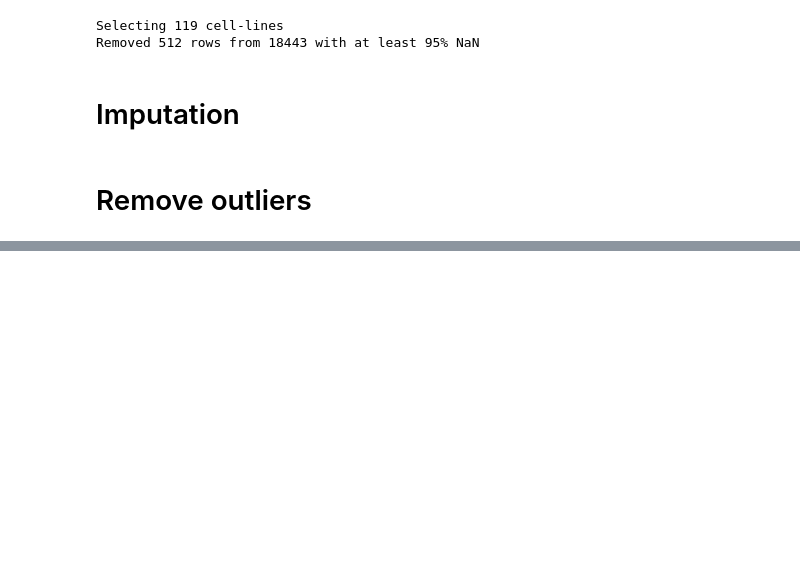
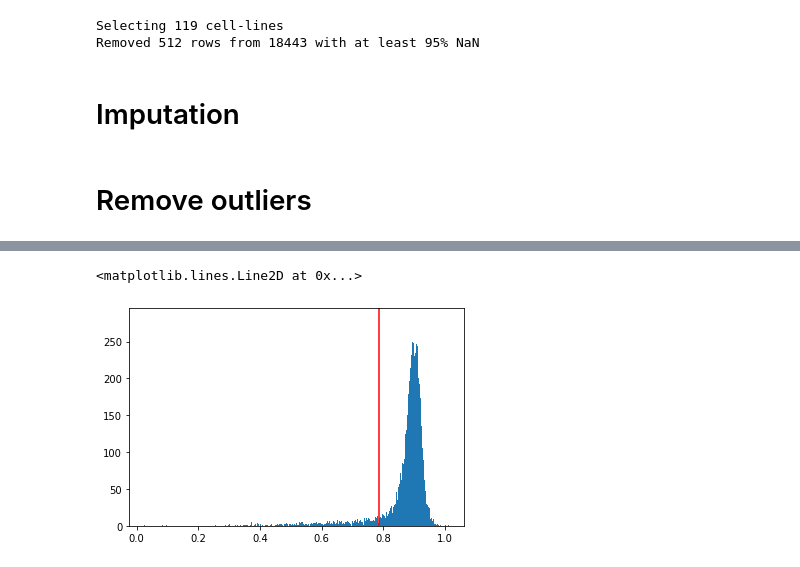
Before and after one commit to giordamaug/HELP, a Jupyter notebook: help/notebooks/labelling_tissue_AE.ipynb, the cells around one changed output, grey strips where cells are left out. Saved outputs shown, nothing was run; the diff lists cells and outputs as text; code cells hidden in the pictures; blank space fills up the shorter version.

```diff
--- a/help/notebooks/labelling_tissue_AE.ipynb
+++ b/help/notebooks/labelling_tissue_AE.ipynb
@@ -288,0 +310,5 @@ OSError: dlopen(/Users/maurizio/miniconda3/lib/python3.10/site-packages/torchaud
+# %%
+from skimage.filters import threshold_otsu
+limit = threshold_otsu(data_windex['Indice Composito'].values)
+dfsc['label'] = data_windex['Indice Composito'].apply(lambda x: 'NE' if x > limit else 'E').values
+dfsc
@@ -288,0 +329,8 @@ OSError: dlopen(/Users/maurizio/miniconda3/lib/python3.10/site-packages/torchaud
+# %%
+import matplotlib.pyplot as plt
+data_windex['Indice Composito'].values
+plt.hist(data_windex['Indice Composito'].values, bins=1024)
+plt.axvline(x = limit, color = 'r', label = 'threshold')
+# %% [output]
+<matplotlib.lines.Line2D at 0x...>
+[figure, added]
```
Also changed, not shown: parts of 8 cells of this notebook.
